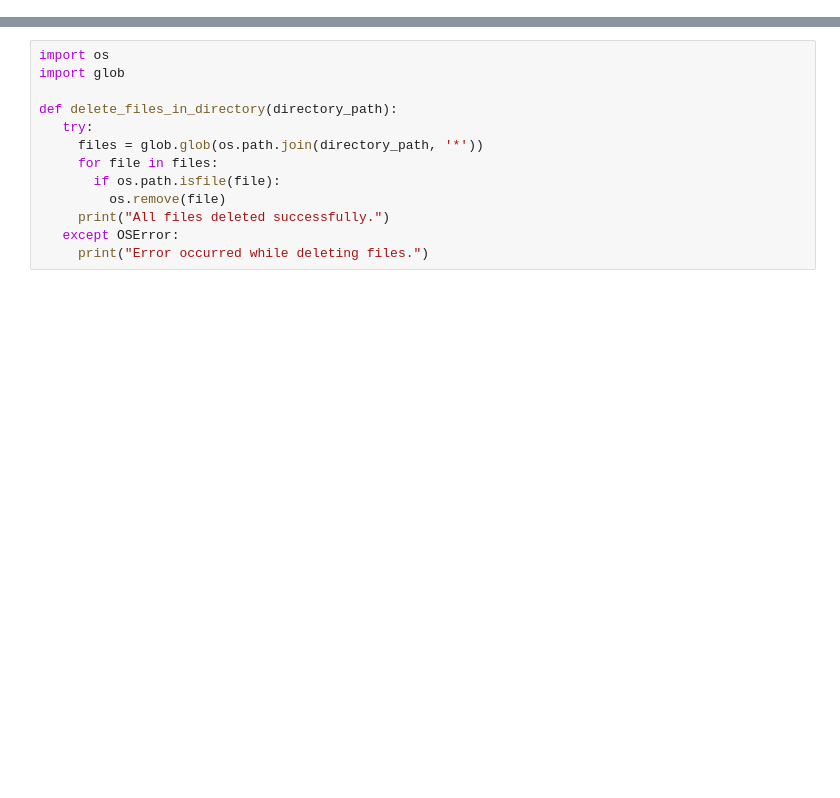
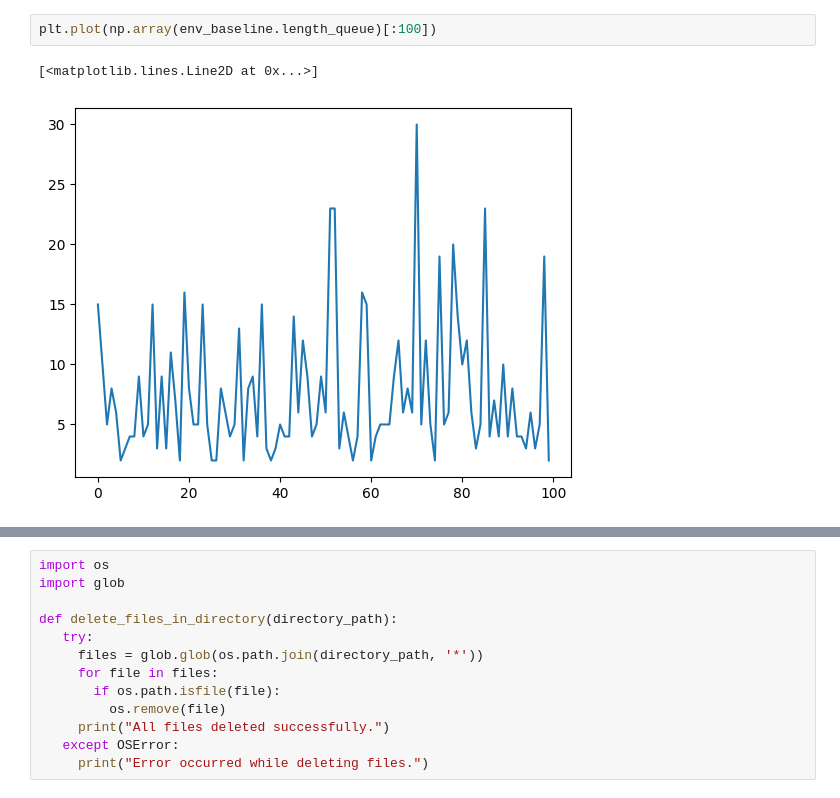
Before and after one commit to LiyouZhou/MScRAS_AR, a Jupyter notebook: assessment-1/rlhf.ipynb, the cells around one changed output, grey strips where cells are left out. Cells and saved outputs as stored; diff of their text form; blank space fills up the shorter version.

```diff
--- a/assessment-1/rlhf.ipynb
+++ b/assessment-1/rlhf.ipynb
@@ -293,3 +341,8 @@ train(env_backprop, agent_backprop, n_episodes=25000, back_prop=True)
+# %%
+plt.plot(np.array(env_baseline.length_queue)[:100])
+# %% [output]
+[<matplotlib.lines.Line2D at 0x...>]
+[figure, added]
 # %%
 agent_hf = IRLAgent(
     learning_rate=learning_rate,
```
Also changed, not shown: parts of 10 cells of this notebook, 4 other files.
